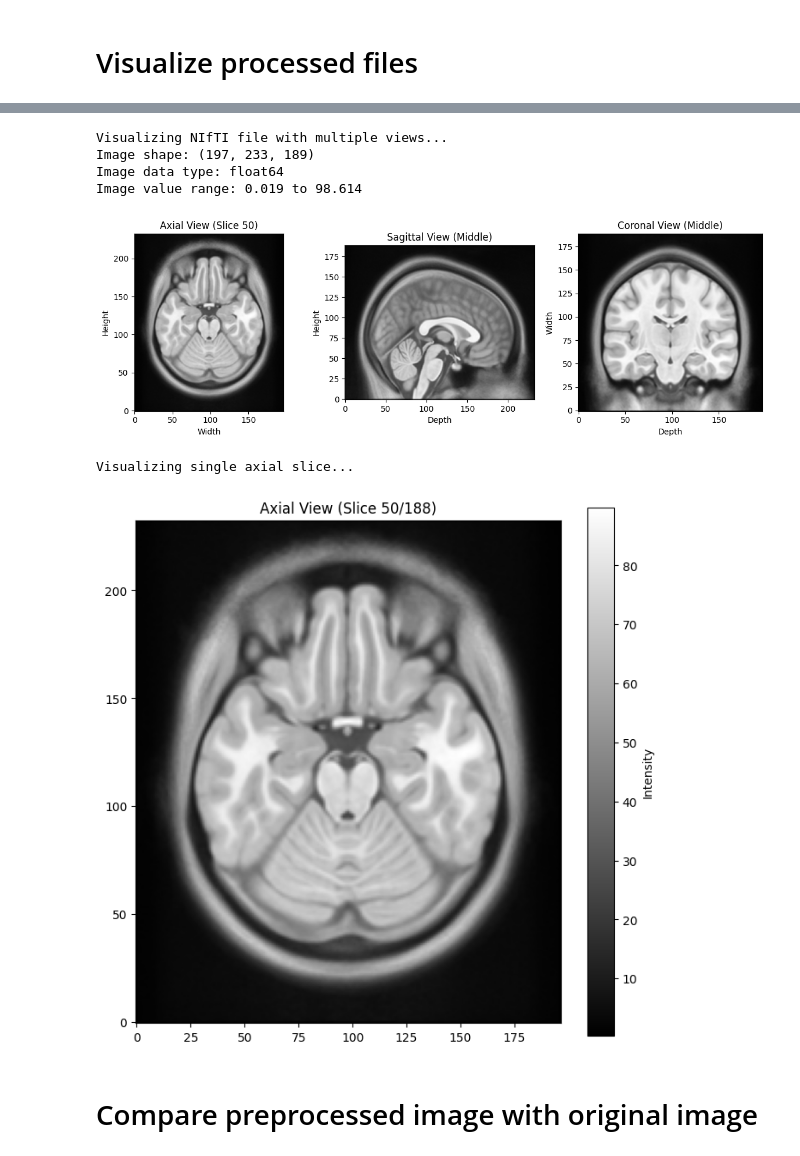
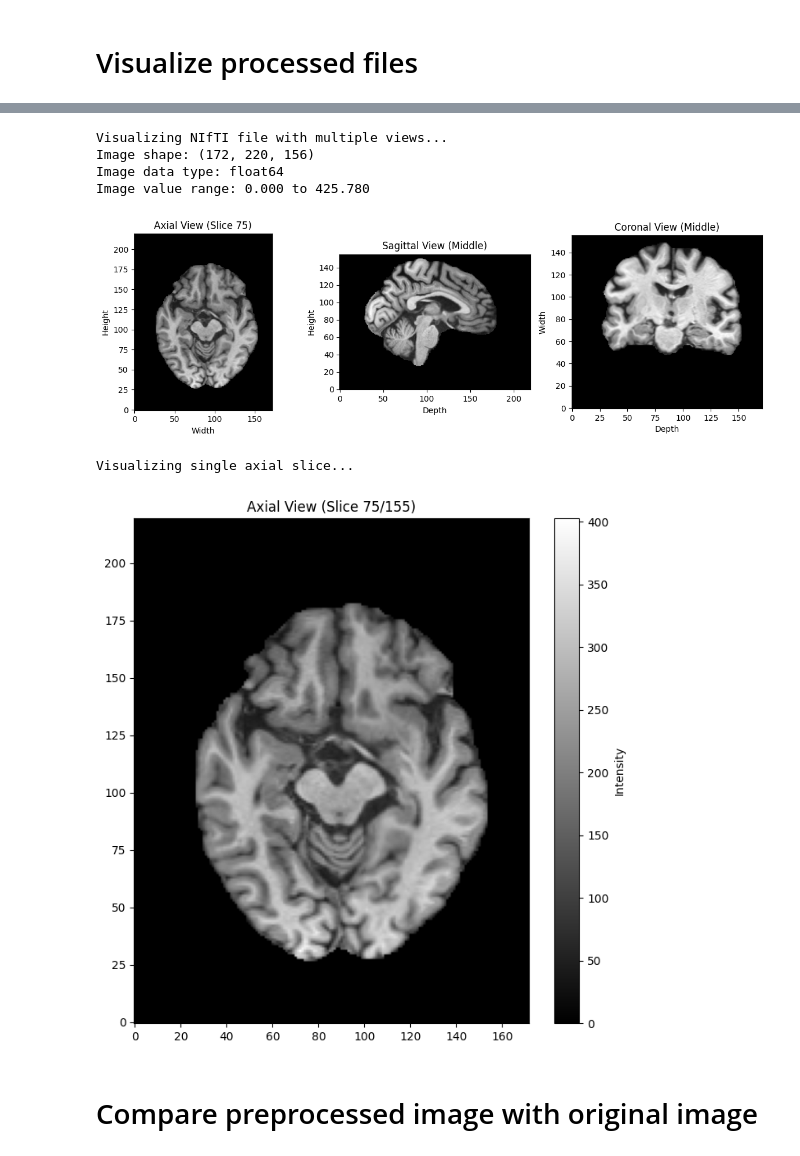
Before and after one commit to ss8319/BrainIAC, a Jupyter notebook: src/quickstart.ipynb, the cells around one changed output, grey strips where cells are left out. Saved outputs shown, nothing was run; the diff lists cells and outputs as text; code cells hidden in the pictures.

Commit message:
preprocessing

```diff
--- a/src/quickstart.ipynb
+++ b/src/quickstart.ipynb
@@ -349,29 +345,31 @@ Visualizing single axial slice...
 # %%
 
 # Example usage
 if __name__ == "__main__":
     # Example usage
-    image_path = "/home/ssim0068/code/multimodal-AD/BrainIAC/src/preprocessing/atlases/nihpd_asym_13.0-18.5_t1w.nii"
+    # image_path = "/home/ssim0068/code/multimodal-AD/BrainIAC/src/preprocessing/atlases/nihpd_asym_13.0-18.5_t1w.nii"
+    # image_path = "/home/ssim0068/code/multimodal-AD/BrainIAC/src/preprocessing/atlases/mni305_lin_nifti/average305_t1_tal_lin.nii"
+    image_path = "/home/ssim0068/data/ADNI/preprocessed_adult/128_S_1242/MPRAGE/2007-02-14_13_50_25.0/2007-02-14_13_50_25.0.nii.gz"
     try:
         # Visualize with multiple views
         print("Visualizing NIfTI file with multiple views...")
-        data = visualize_nifti(image_path, slice_idx=50)
+        data = visualize_nifti(image_path, slice_idx=75)
 
         # Visualize single slice
         print("\nVisualizing single axial slice...")
-        slice_data = visualize_nifti_single_slice(image_path, slice_idx=50, view='axial')
+        slice_data = visualize_nifti_single_slice(image_path, slice_idx=75, view='axial')
 
     except FileNotFoundError:
         print(f"File not found: {image_path}")
         print("Please update the image_path variable with a valid NIfTI file path.")
 # %% [output]
 Visualizing NIfTI file with multiple views...
-Image shape: (197, 233, 189)
+Image shape: (172, 220, 156)
 Image data type: float64
-Image value range: 0.019 to 98.614
+Image value range: 0.000 to 425.780
-[figure, old version]
+[figure, new version]
 Visualizing single axial slice...
-[figure, old version]
+[figure, new version]
 # %% [markdown]
 # Compare preprocessed image with original image
 # %%
```
Also changed, not shown: parts of 1 cell of this notebook, 1 other file.
